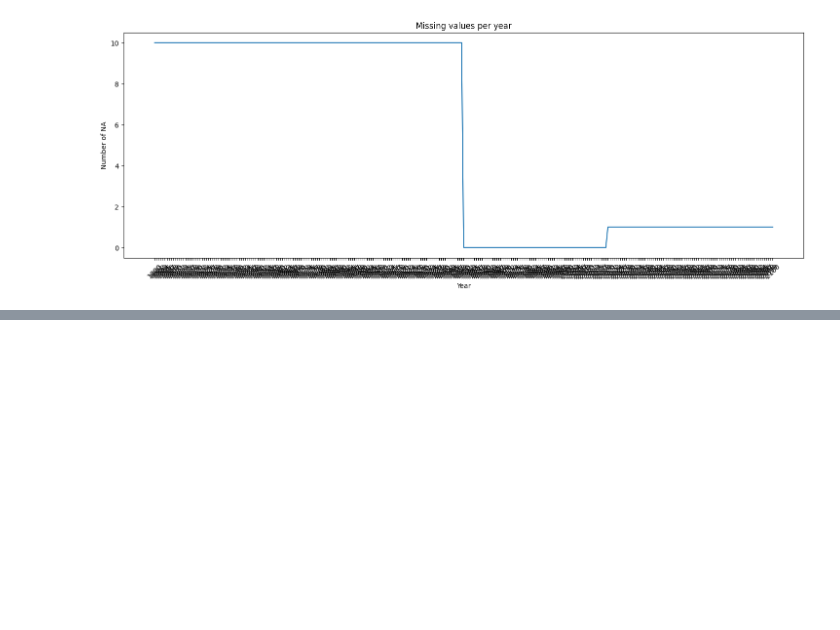
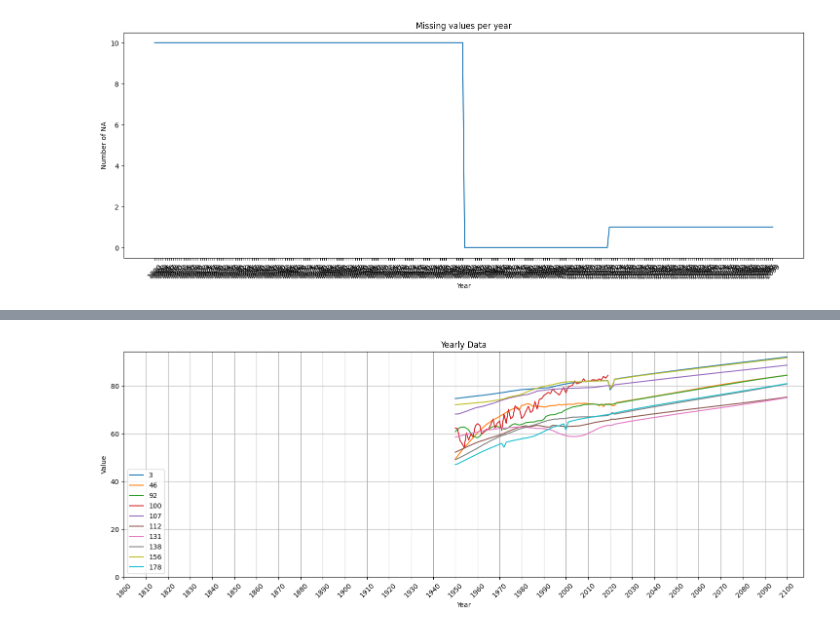
Before and after one commit to RaphaFang/sdu-25-final-team-project, a Jupyter notebook: cleaning_process/process.ipynb, the cells around one changed output, grey strips where cells are left out. Cells and saved outputs as stored; diff of their text form; code cells hidden in the pictures; blank space fills up the shorter version.

```diff
--- a/cleaning_process/process.ipynb
+++ b/cleaning_process/process.ipynb
@@ -62,5 +87,0 @@ plt.show()
-# %%
-for row in df.iterrows():
-    print(type(row)) # <class 'tuple'>
-    print(type(row[1])) # <class 'pandas.core.series.Series'>
-    print(row[1].isna().sum())
@@ -85,13 +87,0 @@ for row in df.iterrows():
-# %%
-# itertuples
-for row in df.itertuples():
-    print(type(row[1]))
-# <class 'pandas.core.frame.Pandas'>
-
-
-    # print(row.isna().sum())
-    # print(type(row[1]))
-    # print(row[1].isna().sum())
-
-
-    # print(row.isna().sum())
@@ -115,0 +94,18 @@ for row in df.itertuples():
+# %%
+df_masked = df[df['na_sum_each_c']>0]
+
+years = df.columns[2:-1]
+plt.figure(figsize=(18, 6))
+for index, row in df_masked.iterrows():
+    plt.plot(years, row[years], label=index)
+
+plt.title("Yearly Data")
+plt.xlabel("Year")
+plt.ylabel("Value")
+plt.xticks(years[::10],rotation=45)
+plt.ylim(bottom=0)
+plt.legend(loc='lower left')
+plt.grid()
+plt.show()
+# %% [output]
+[figure, added]
```
Also changed, not shown: parts of 15 cells of this notebook.
